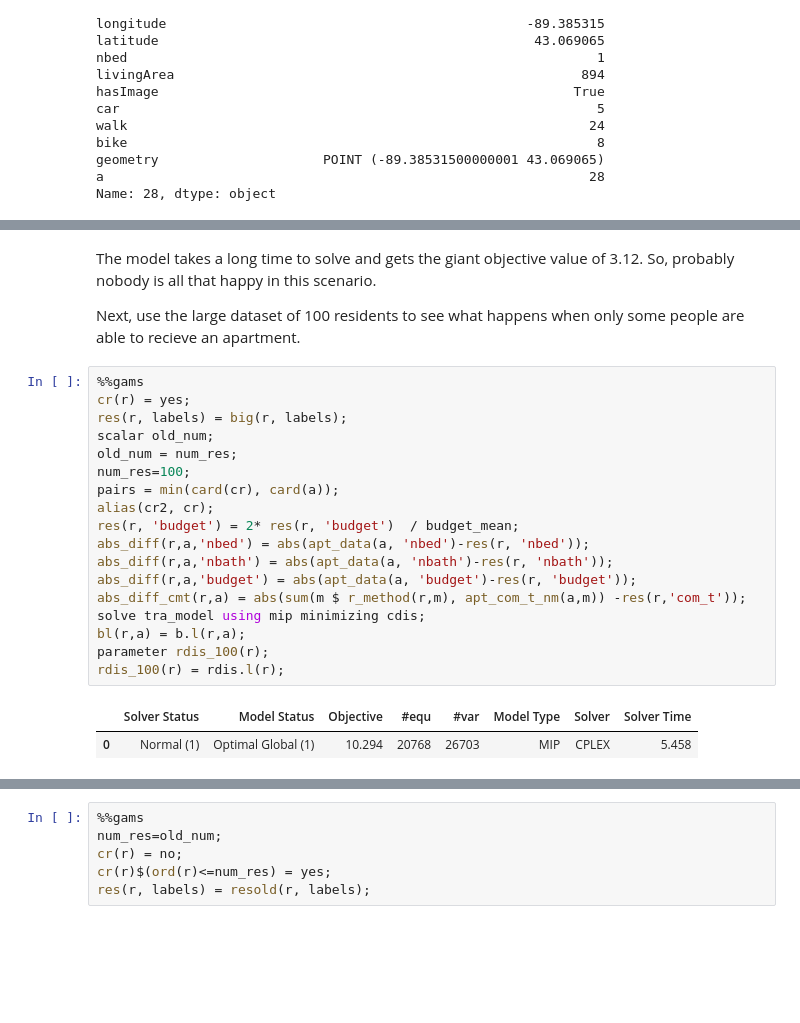
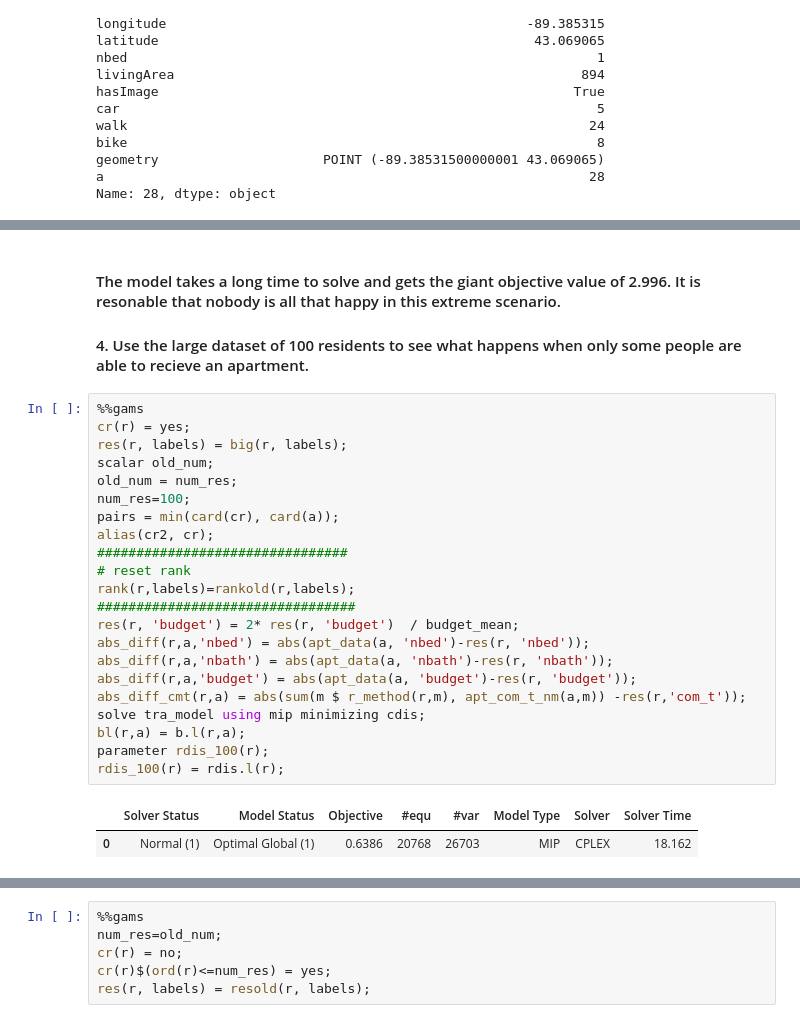
Before and after one commit to soCromp/apartment-optimization, a Jupyter notebook: apartments_1pm.ipynb, the cells around one changed output, grey strips where cells are left out. Drawn from its saved outputs; the diff is of its cells as text; blank space fills up the shorter version.

```diff
--- a/apartments_1pm.ipynb
+++ b/apartments_1pm.ipynb
@@ -761,28 +1087,32 @@ solve tra_model using mip minimizing cdis;
 # %% [markdown]
-The model takes a long time to solve and gets the giant objective value of 3.12. So, probably nobody is all that happy in this scenario.
+#### The model takes a long time to solve and gets the giant objective value of 2.996. It is resonable that nobody is all that happy in this extreme scenario.
 
-Next, use the large dataset of 100 residents to see what happens when only some people are able to recieve an apartment.
+#### 4. Use the large dataset of 100 residents to see what happens when only some people are able to recieve an apartment.
 # %%
 %%gams
 cr(r) = yes;
 res(r, labels) = big(r, labels);
 scalar old_num;
 old_num = num_res;
 num_res=100;
 pairs = min(card(cr), card(a));
 alias(cr2, cr);
+################################
+# reset rank
+rank(r,labels)=rankold(r,labels);
+#################################
 res(r, 'budget') = 2* res(r, 'budget')  / budget_mean;
 abs_diff(r,a,'nbed') = abs(apt_data(a, 'nbed')-res(r, 'nbed'));
 abs_diff(r,a,'nbath') = abs(apt_data(a, 'nbath')-res(r, 'nbath'));
 abs_diff(r,a,'budget') = abs(apt_data(a, 'budget')-res(r, 'budget'));
 abs_diff_cmt(r,a) = abs(sum(m $ r_method(r,m), apt_com_t_nm(a,m)) -res(r,'com_t'));
 solve tra_model using mip minimizing cdis;
 bl(r,a) = b.l(r,a);
 parameter rdis_100(r);
 rdis_100(r) = rdis.l(r);
 # %% [output]
 |  | Solver Status | Model Status | Objective | #equ | #var | Model Type | Solver | Solver Time |
-| 0 | Normal (1) | Optimal Global (1) | 10.294 | 20768 | 26703 | MIP | CPLEX | 5.458 |
+| 0 | Normal (1) | Optimal Global (1) | 0.6386 | 20768 | 26703 | MIP | CPLEX | 18.162 |
 # %%
 %gams_pull -d bl
 %gams_pull -d rdis_100
```
Also changed, not shown: parts of 77 cells of this notebook.
